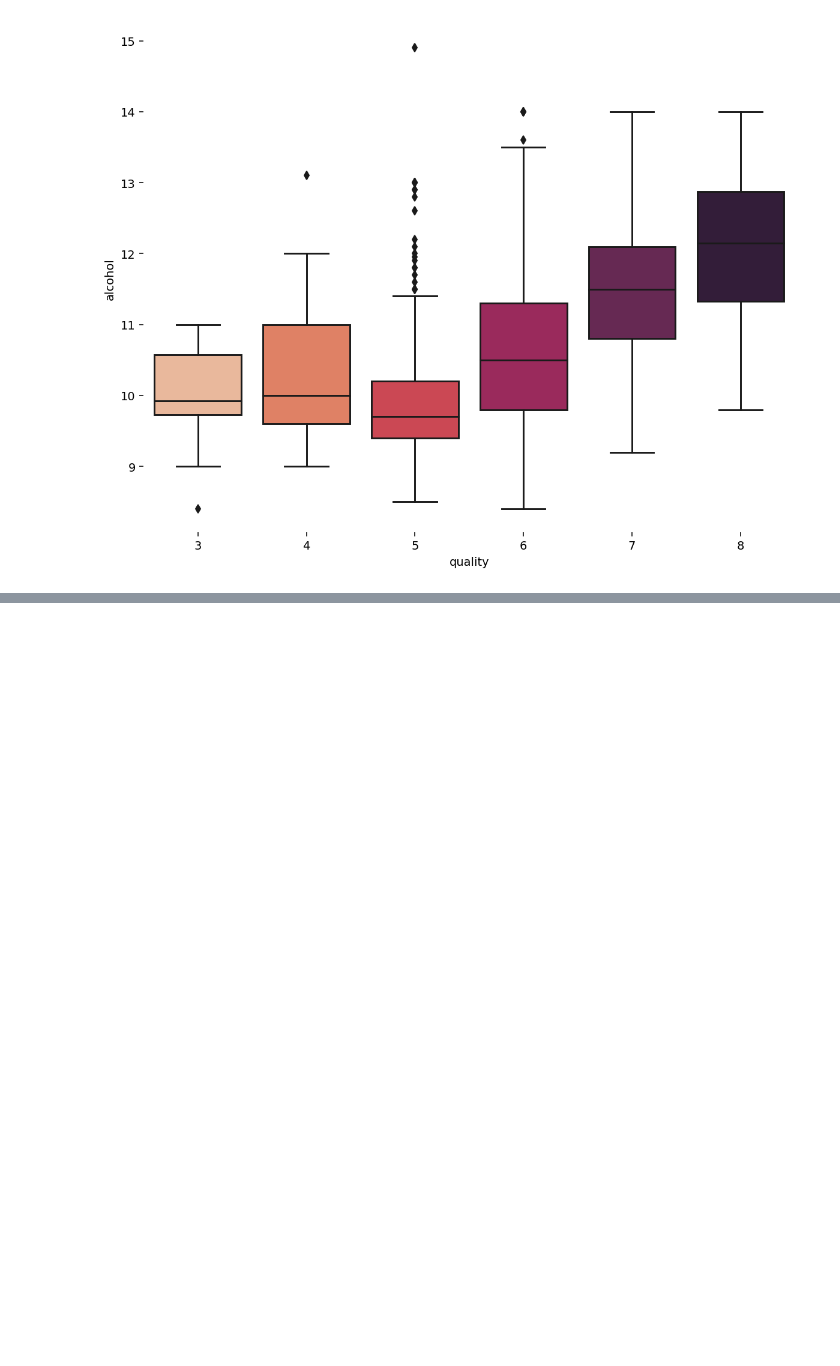
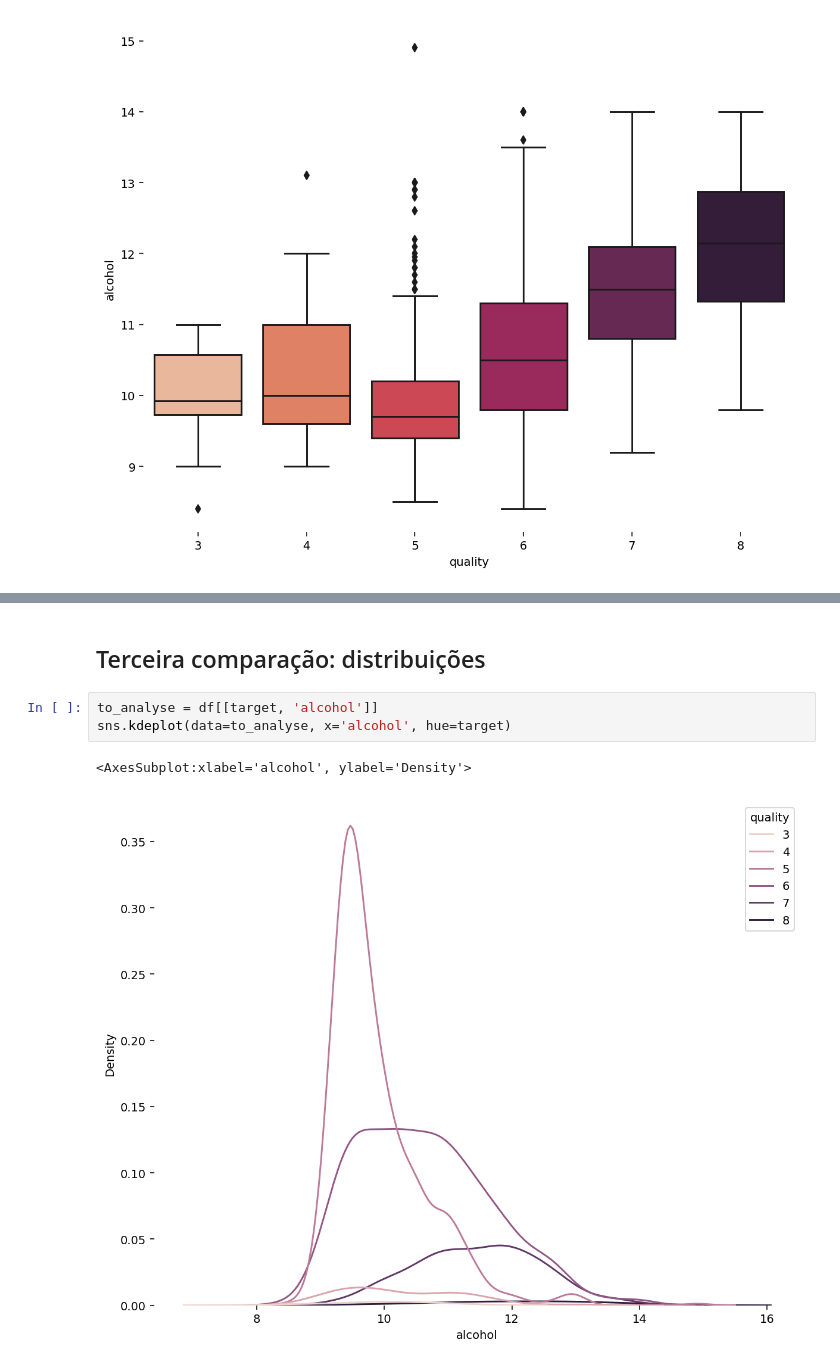
Before and after one commit to gnguilherme/dataviz, a Jupyter notebook: notebooks/Red Wine Quality.ipynb, the cells around one changed output, grey strips where cells are left out. Cells and saved outputs as stored; diff of their text form; blank space fills up the shorter version.

```diff
--- a/notebooks/Red Wine Quality.ipynb
+++ b/notebooks/Red Wine Quality.ipynb
@@ -216,0 +222,8 @@ fig.lines.extend([l1])
+# %% [markdown]
+## Terceira comparação: distribuições
+# %%
+to_analyse = df[[target, 'alcohol']]
+sns.kdeplot(data=to_analyse, x='alcohol', hue=target)
+# %% [output]
+<AxesSubplot:xlabel='alcohol', ylabel='Density'>
+[figure, added]
```
Also changed, not shown: parts of 7 cells of this notebook.
